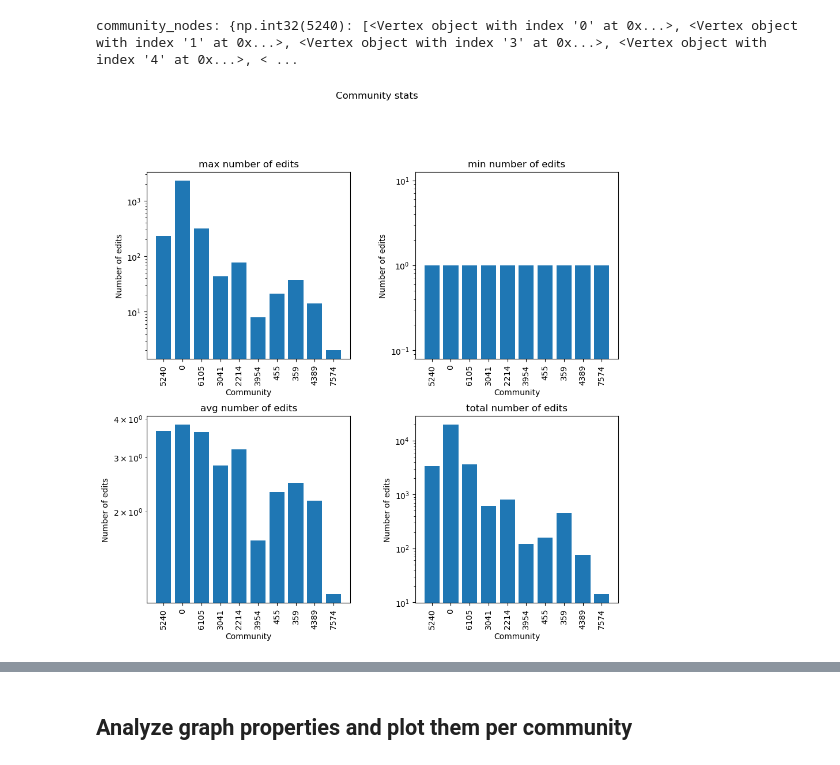
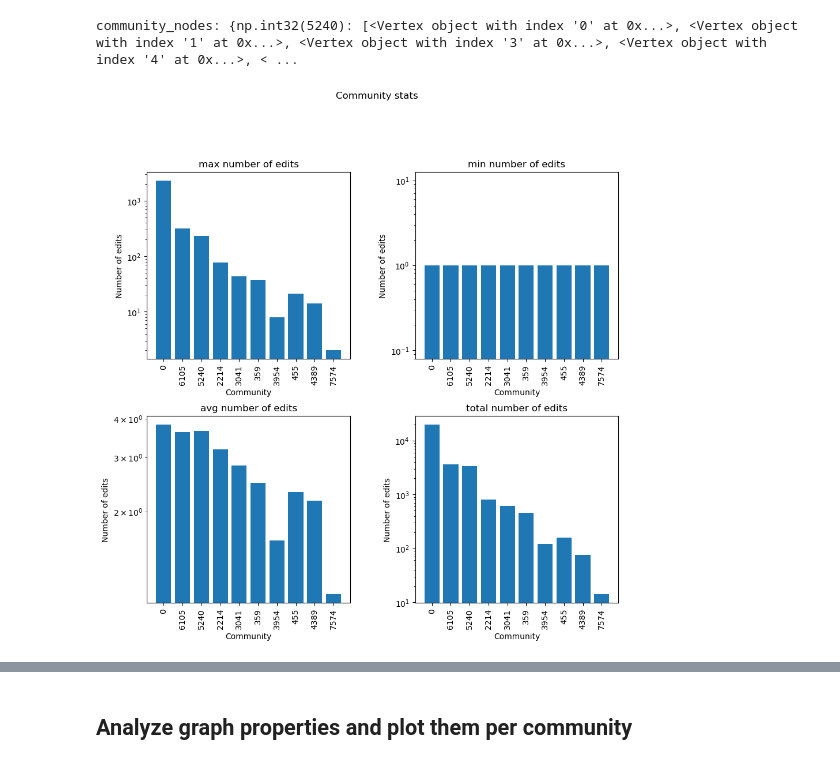
Before and after one commit to dariokueffer/Project-Network-Science-HS24, a Jupyter notebook: analysis_communities.ipynb, the cells around one changed output, grey strips where cells are left out. Saved outputs shown, nothing was run; the diff lists cells and outputs as text; code cells hidden in the pictures.

Commit message:
sorted the plots of communities by size of community

```diff
--- a/analysis_communities.ipynb
+++ b/analysis_communities.ipynb
@@ -80,6 +80,9 @@ communities {'communities_modularity': <VertexPropertyMap object with value type
 
 community_counts = Counter(property_map_communities)
 community_counts_random = Counter(property_map_communities_random)
+
+sorted_list_of_community_ids_by_size = sorted(community_counts, key=community_counts.get, reverse=True)
+sorted_list_of_community_ids_by_size_random = sorted(community_counts_random, key=community_counts_random.get, reverse=True)
 
 fig, axs = plt.subplots(1, 2, figsize=(10, 5))
 
@@ -268,26 +272,30 @@ community_nodes: {np.int32(5240): [<Vertex object with index '0' at 0x...>, <Ver
 # %%
 #plot distribution of stats over communities
 
 fig, axs = plt.subplots(2, 2, figsize=(10, 10))
 fig.suptitle('Community stats')
 fig.tight_layout(pad=5.0)
 
 for i, stat in enumerate(community_stats.keys()):
     ax = axs[i//2, i%2]
-    x_label_strings = [f'{community}' for community in community_stats[stat].keys()]
-    x = np.arange(len(community_stats[stat].keys()))
-    y = list(community_stats[stat].values())
+
+    # sort the community stats according to the order of the sorted_list_of_community_ids_by_size list
+    sorted_community_stats = {community: community_stats[stat][community] for community in sorted_list_of_community_ids_by_size}
+
+    x_label_strings = [f'{community}' for community in sorted_community_stats.keys()]
+    x = np.arange(len(sorted_community_stats.keys()))
+    y = list(sorted_community_stats.values())
     ax.bar(x, y)
     ax.set_xticks(x)
     ax.set_xticklabels(x_label_strings, rotation=90)
     ax.set_yscale('log')
     ax.set_title(f'{stat} number of edits')
     ax.set_ylabel('Number of edits')
     ax.set_xlabel('Community')
 
 plt.show()
 # %% [output]
-[figure, old version]
+[figure, new version]
 # %%
 # plot oldest and newest edit dates as scatter plot with the oldest and newest edit dates as different colors for each community in the y-axis
 
```
Also changed, not shown: parts of 3 cells of this notebook, 2 other files.
